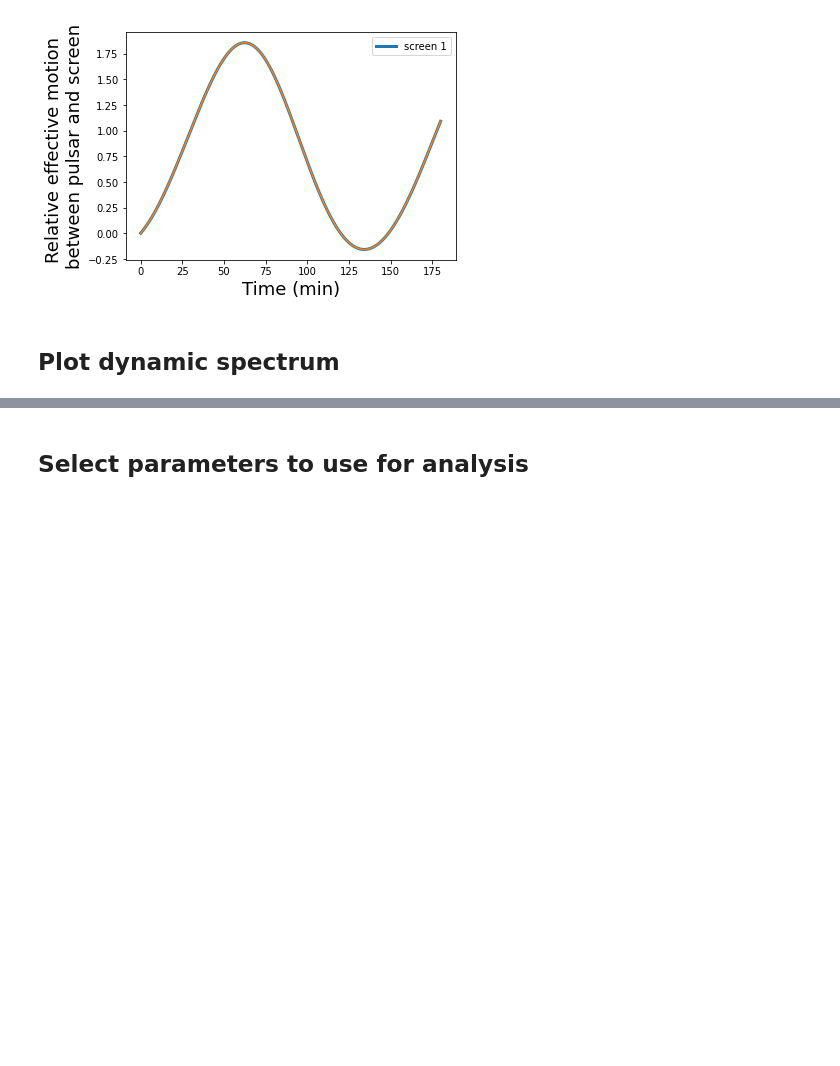
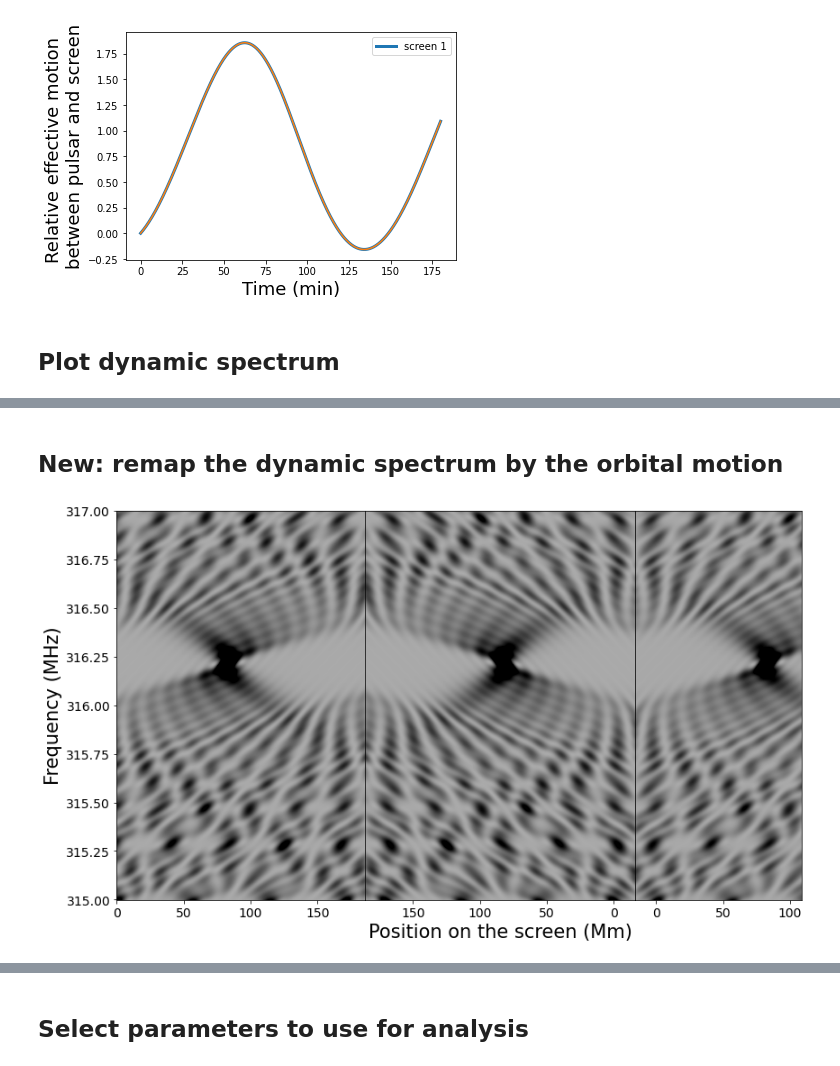
Before and after one commit to notriemann/Phases, a Jupyter notebook: Phase_simulator.ipynb, the cells around one changed output, grey strips where cells are left out. Cells and saved outputs as stored; diff of their text form; code cells hidden in the pictures; blank space fills up the shorter version.

```diff
--- a/Phase_simulator.ipynb
+++ b/Phase_simulator.ipynb
@@ -173,0 +174,2 @@ Text(0.5, 0, 'time $t$ ($\\mathrm{h}$)')
+# %% [markdown]
+## New: remap the dynamic spectrum by the orbital motion
@@ -173,0 +185,37 @@ Text(0.5, 0, 'time $t$ ($\\mathrm{h}$)')
+# %%
+relative_widths = [np.abs(x[0] - x[-1]).value for x in res_pos]
+total_width = sum(relative_widths)
+relative_widths = [width / total_width for width in relative_widths]
+
+# Create a figure with subplots
+fig, axes = plt.subplots(1, len(res_pos), figsize=(sum(relative_widths) * 12, 7),
+                         gridspec_kw={'width_ratios': relative_widths,'wspace': 0 })
+
+# plt.tick_params(axis='both', which='major', labelsize=14)
+
+# Plot data for each subplot
+for i, (x, ax) in enumerate(zip(res_pos, axes)):
+    ax.imshow(res_dyn[i],
+             origin = 'lower',
+             aspect = 'auto',
+#              interpolation = None,
+              cmap = 'gray_r',
+             extent = ext_find(res_pos[i], fs),
+              vmin=np.nanmean(res_dyn[i]) - 3 * np.nanstd(res_dyn[i]),
+             vmax =np.nanmean(res_dyn[i]) + 3 * np.nanstd(res_dyn[i]))  # Replace this with your actual plot data
+#     ax.set_title(f'Region {i + 1}')
+    fig.subplots_adjust(wspace=-10, hspace=0.35)
+    ax.tick_params(axis='both', which='major', labelsize=14)
+    if i ==0:
+        ax.set_ylabel('Frequency (MHz)', fontsize = 21)
+    else:
+        ax.set_yticks([])
+    if i == len(res_pos)//2:
+        ax.set_xlabel('Position on the screen (Mm)', fontsize = 21)
+
+
+
+plt.tight_layout()
+plt.show()
+# %% [output]
+[figure, added]
```
Also changed, not shown: parts of 25 cells of this notebook.
